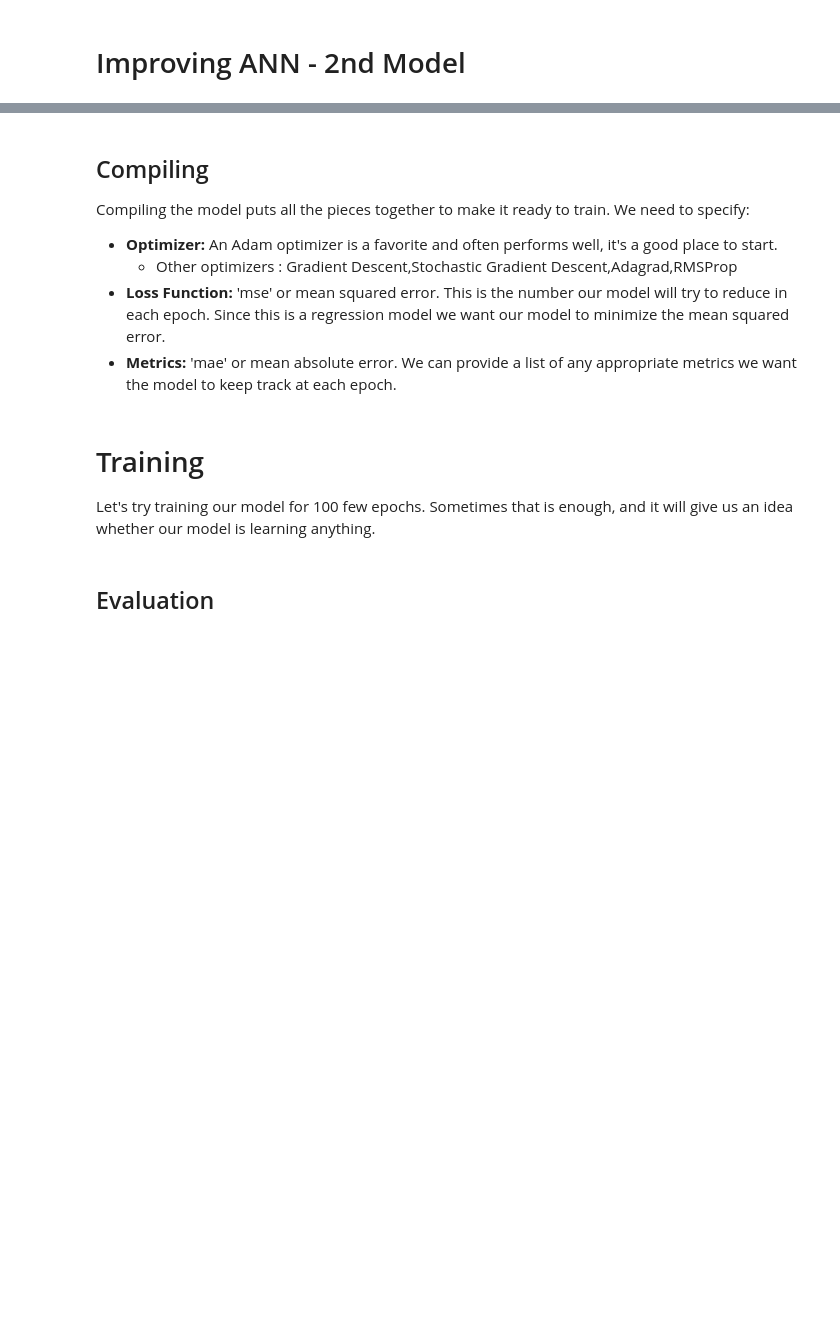
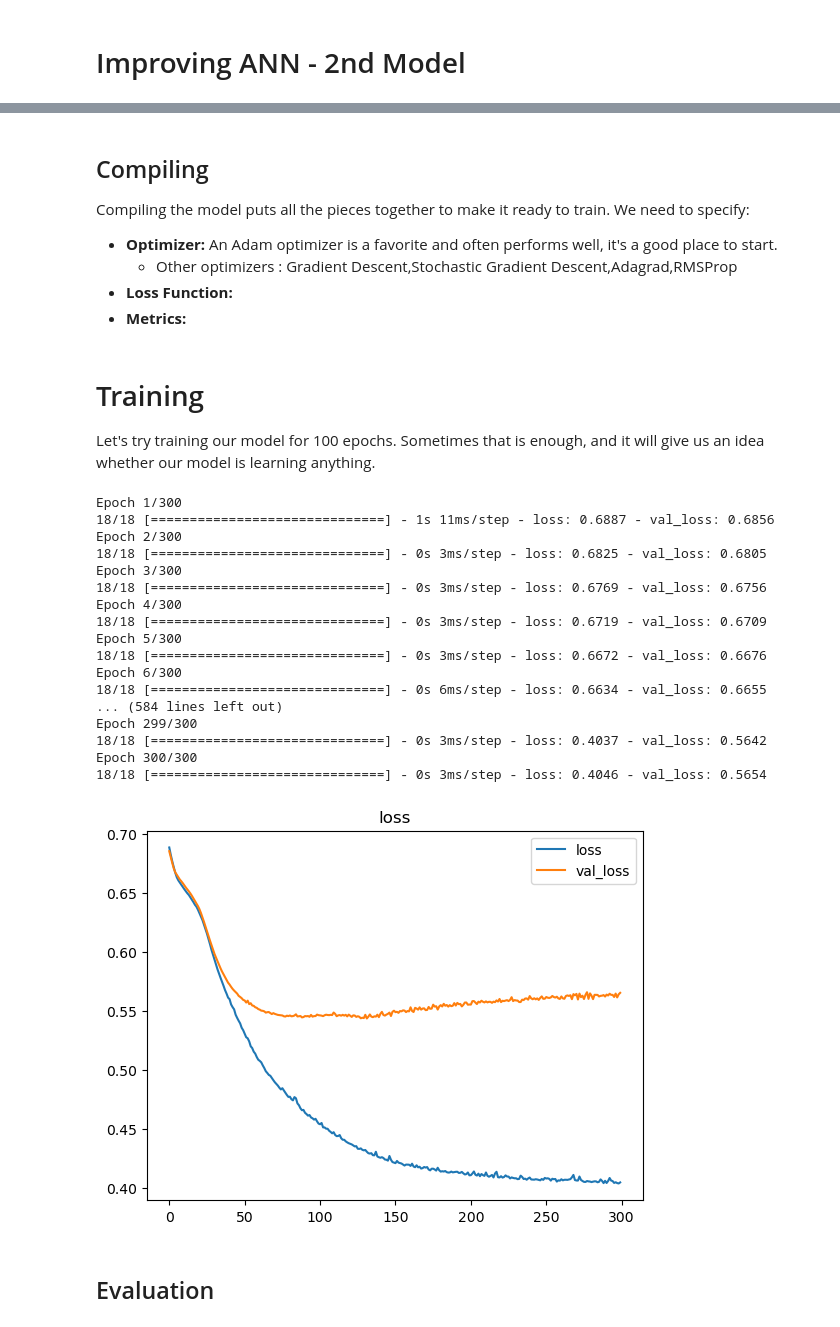
Before and after one commit to Caellwyn/intermediate-ml-wk-03-deep-learning-codealongs, a Jupyter notebook: IN CLASS Lecture 2 - Tuning Neural Networks.ipynb, the cells around one changed output, grey strips where cells are left out. Drawn from its saved outputs; the diff is of its cells as text; code cells hidden in the pictures; blank space fills up the shorter version.

```diff
--- a/IN CLASS Lecture 2 - Tuning Neural Networks.ipynb
+++ b/IN CLASS Lecture 2 - Tuning Neural Networks.ipynb
@@ -248,0 +362,16 @@ class_model2.summary()
+# %%
+from keras import regularizers
+# Instantiate your sequential model
+model2 = Sequential()
+
+# Build Model
+model2.add(Input(shape=X_train.shape[1]))
+model2.add(Dense(10, kernel_regularizer=regularizers.l1(1e-4), activation='relu'))
+model2.add(Dense(5, activation='relu', kernel_regularizer=regularizers.l1(1e-4)))
+model2.add(Dense(2, activation='relu', kernel_regularizer=regularizers.l1(1e-4)))
+# Add output layer with 1 node
+model2.add(Dense(1, activation='sigmoid'))
+
+
+# Check summary of network
+model2.summary()
@@ -253,13 +400,15 @@ Compiling the model puts all the pieces together to make it ready to train.  We
 
 * **Optimizer:** An Adam optimizer is a favorite and often performs well, it's a good place to start.
   - Other optimizers : Gradient Descent,Stochastic Gradient Descent,Adagrad,RMSProp
-* **Loss Function:** 'mse' or mean squared error.  This is the number our model will try to reduce in each epoch.  Since this is a regression model we want our model to minimize the mean squared error.
-* **Metrics:** 'mae' or mean absolute error.  We can provide a list of any appropriate metrics we want the model to keep track at each epoch.
+* **Loss Function:**
+* **Metrics:**
 # %%
 # Compile your model.
 precision = Precision()
 recall = Recall()
+
+model2.compile(optimizer='adam', loss='bce')
 # %% [markdown]
 # Training
 
-Let's try training our model for 100 few epochs.  Sometimes that is enough, and it will give us an idea whether our model is learning anything.
+Let's try training our model for 100 epochs.  Sometimes that is enough, and it will give us an idea whether our model is learning anything.
@@ -268,3 +415,30 @@ Let's try training our model for 100 few epochs.  Sometimes that is enough, and
+# %%
+# Fit your model
+history = model2.fit(X_train, y_train,
+                     validation_data=(X_test, y_test),
+                     epochs=300)
+
+
+plot_history(history)
+# %% [output]
+Epoch 1/300
+18/18 [==============================] - 1s 11ms/step - loss: 0.6887 - val_loss: 0.6856
+Epoch 2/300
+18/18 [==============================] - 0s 3ms/step - loss: 0.6825 - val_loss: 0.6805
+Epoch 3/300
+18/18 [==============================] - 0s 3ms/step - loss: 0.6769 - val_loss: 0.6756
+Epoch 4/300
+18/18 [==============================] - 0s 3ms/step - loss: 0.6719 - val_loss: 0.6709
+Epoch 5/300
+18/18 [==============================] - 0s 3ms/step - loss: 0.6672 - val_loss: 0.6676
+Epoch 6/300
+18/18 [==============================] - 0s 6ms/step - loss: 0.6634 - val_loss: 0.6655
+... (584 lines left out)
+Epoch 299/300
+18/18 [==============================] - 0s 3ms/step - loss: 0.4037 - val_loss: 0.5642
+Epoch 300/300
+18/18 [==============================] - 0s 3ms/step - loss: 0.4046 - val_loss: 0.5654
+[figure, added]
 # %%
 # Plot Learning History
 # %% [markdown]
```
Also changed, not shown: parts of 48 cells of this notebook, 2 other files.
